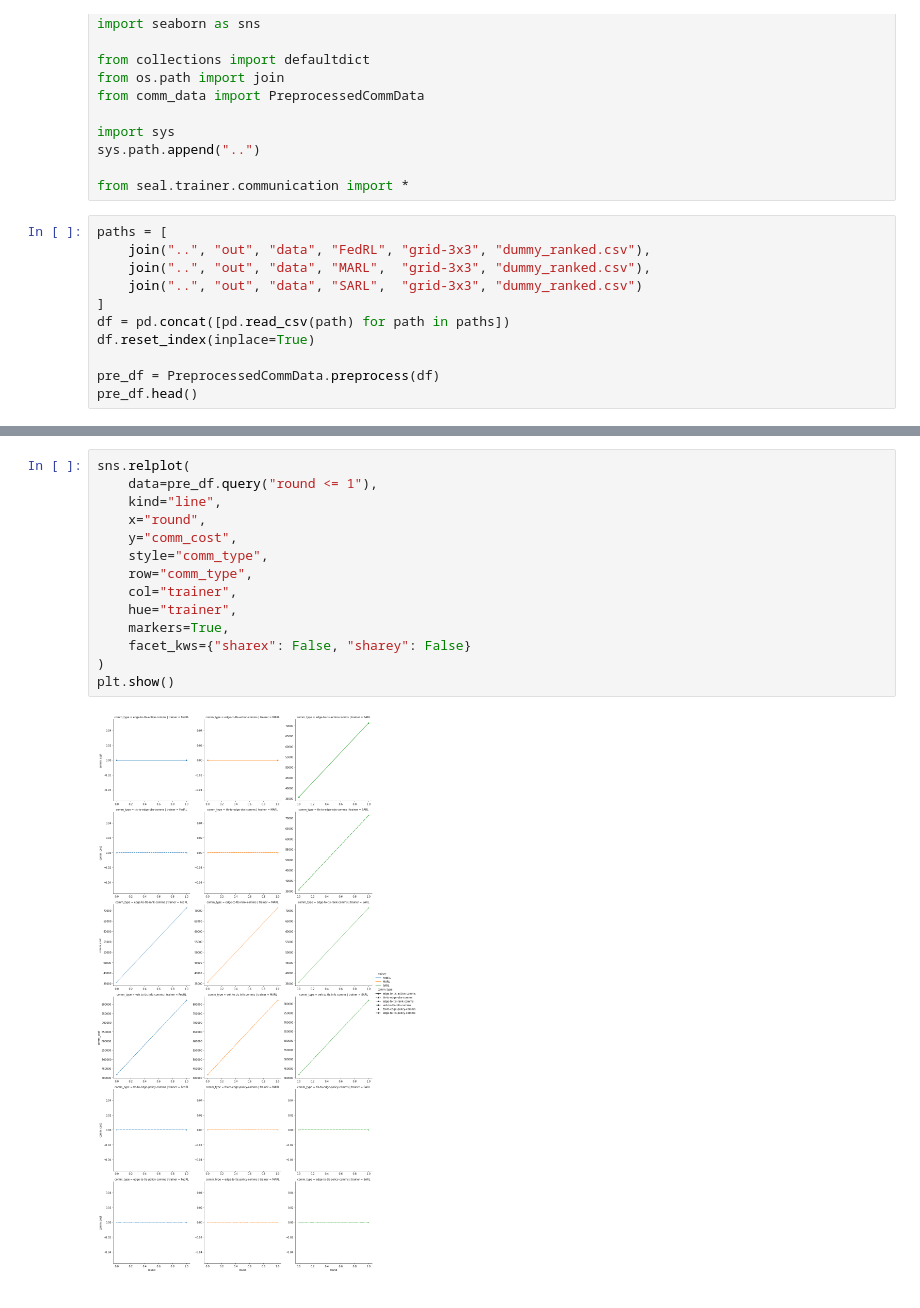
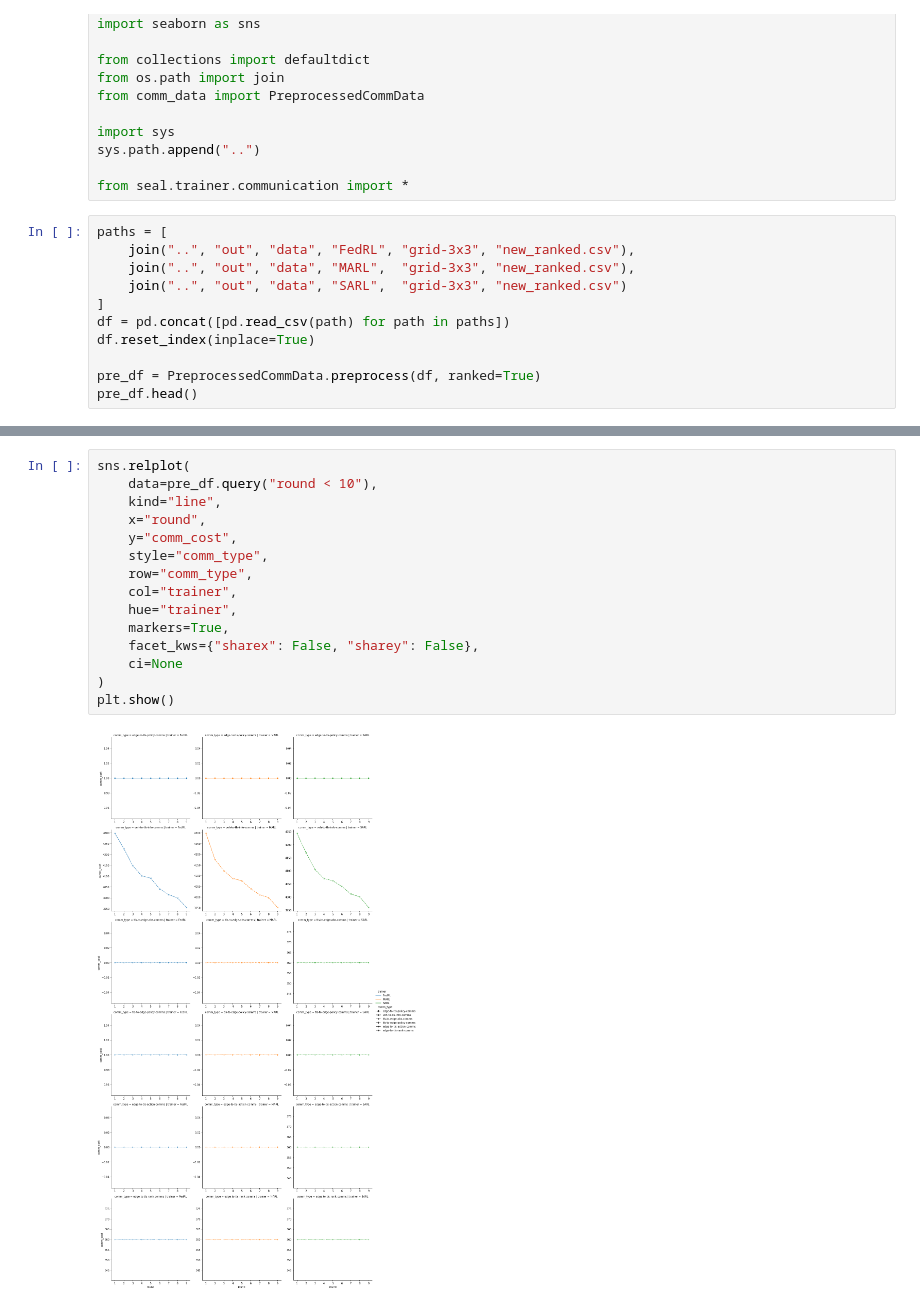
Before and after one commit to nathaniel-hudson/SUMO-FedRL, a Jupyter notebook: notebooks/Communication Analysis.ipynb, the cells around one changed output, grey strips where cells are left out. Drawn from its saved outputs; the diff is of its cells as text.

```diff
--- a/notebooks/Communication Analysis.ipynb
+++ b/notebooks/Communication Analysis.ipynb
@@ -16,13 +16,13 @@ sys.path.append("..")
 from seal.trainer.communication import *
 # %%
 paths = [
-    join("..", "out", "data", "FedRL", "grid-3x3", "dummy_ranked.csv"),
-    join("..", "out", "data", "MARL",  "grid-3x3", "dummy_ranked.csv"),
-    join("..", "out", "data", "SARL",  "grid-3x3", "dummy_ranked.csv")
+    join("..", "out", "data", "FedRL", "grid-3x3", "new_ranked.csv"),
+    join("..", "out", "data", "MARL",  "grid-3x3", "new_ranked.csv"),
+    join("..", "out", "data", "SARL",  "grid-3x3", "new_ranked.csv")
 ]
 df = pd.concat([pd.read_csv(path) for path in paths])
 df.reset_index(inplace=True)
 
-pre_df = PreprocessedCommData.preprocess(df)
+pre_df = PreprocessedCommData.preprocess(df, ranked=True)
 pre_df.head()
 # %% [output]
@@ -40,16 +40,17 @@ plt.show()
 # %%
 sns.relplot(
-    data=pre_df.query("round <= 1"),
+    data=pre_df.query("round < 10"),
     kind="line",
     x="round",
     y="comm_cost",
     style="comm_type",
     row="comm_type",
     col="trainer",
     hue="trainer",
     markers=True,
-    facet_kws={"sharex": False, "sharey": False}
+    facet_kws={"sharex": False, "sharey": False},
+    ci=None
 )
 plt.show()
 # %% [output]
-[figure, old version]
+[figure, new version]
```
Also changed, not shown: parts of 2 cells of this notebook, 9 other files.
